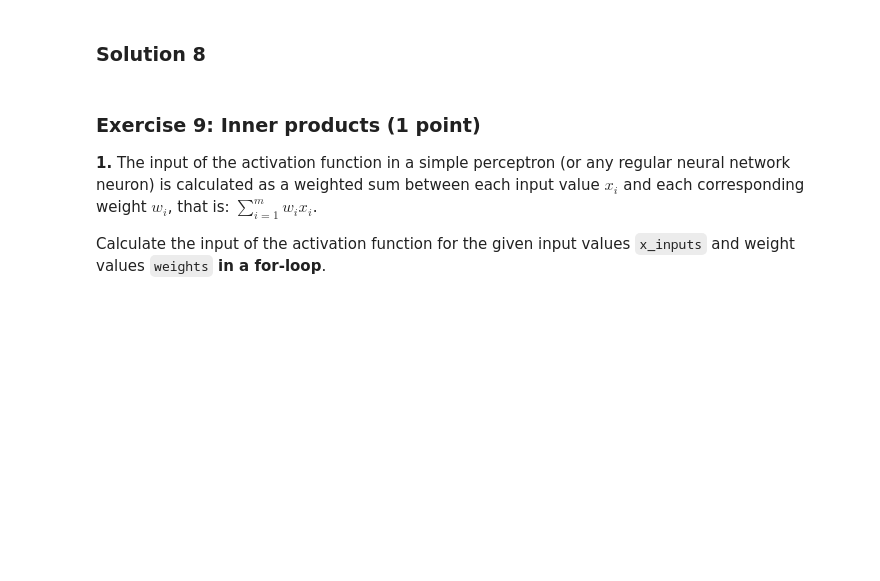
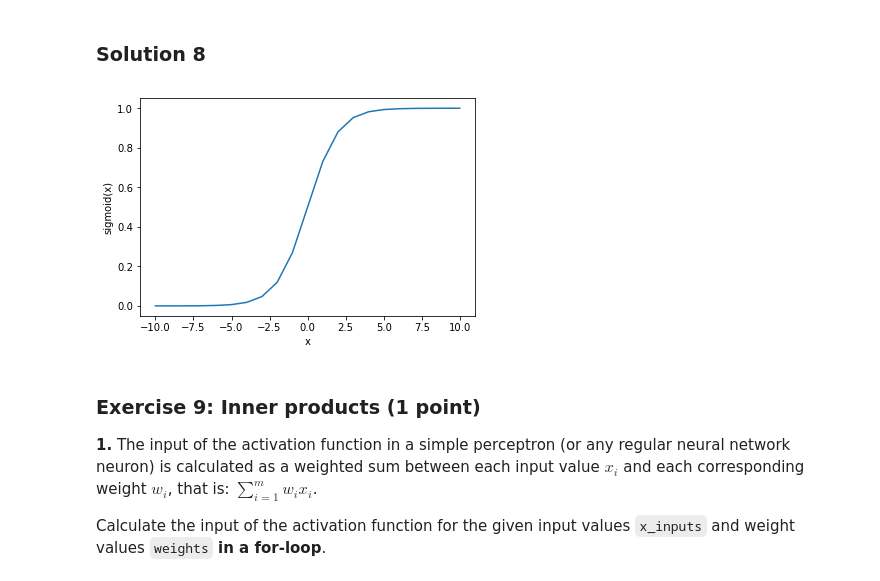
Before and after one commit to MelleStarke/to_be_decided, a Jupyter notebook: Chapter_01_introduction.ipynb, the cells around one changed output. Drawn from its saved outputs; the diff is of its cells as text; code cells hidden in the pictures; blank space fills up the shorter version.

```diff
--- a/Chapter_01_introduction.ipynb
+++ b/Chapter_01_introduction.ipynb
@@ -167,3 +219,14 @@ Write a function that computes the *sigmoid activation function* for any given i
+# %%
+def sigmoid (x):
+    return 1 / (1 + np.exp(-x))
+
+params = range(-10, 11)
+plt.plot(params, [sigmoid(x) for x in params])
+plt.xlabel('x')
+plt.ylabel('sigmoid(x)')
+plt.show()
+# %% [output]
+[figure, added]
 # %% [markdown]
 ### Exercise 9: Inner products (1 point)
 
```
Also changed, not shown: parts of 17 cells of this notebook.
